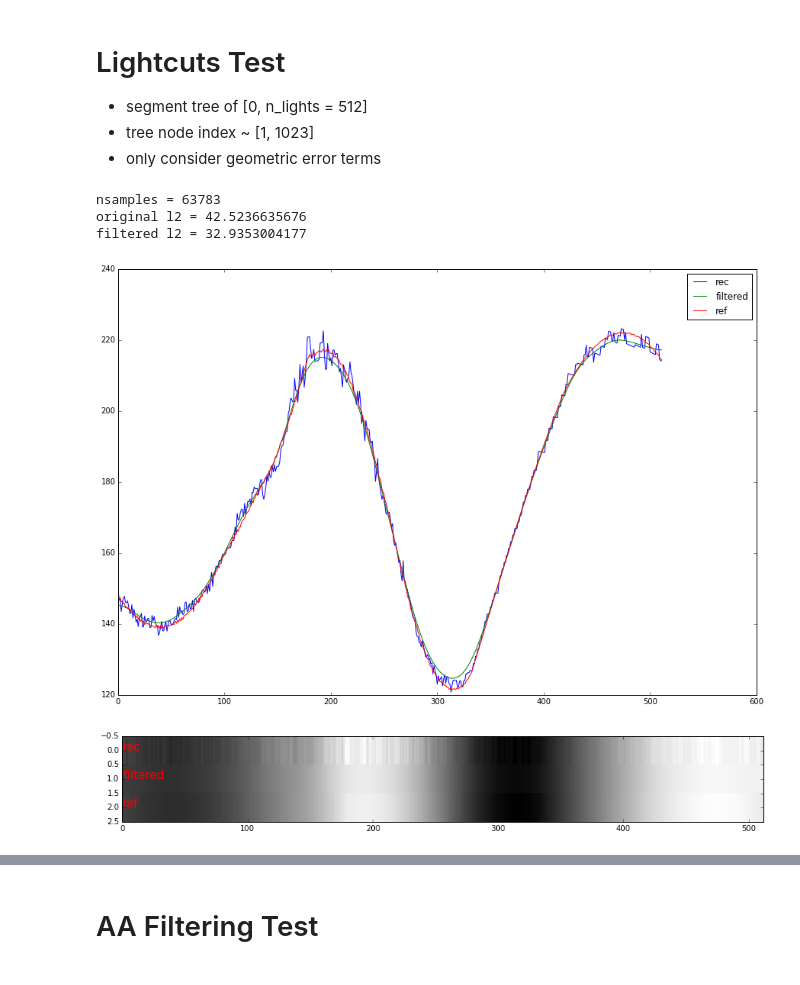
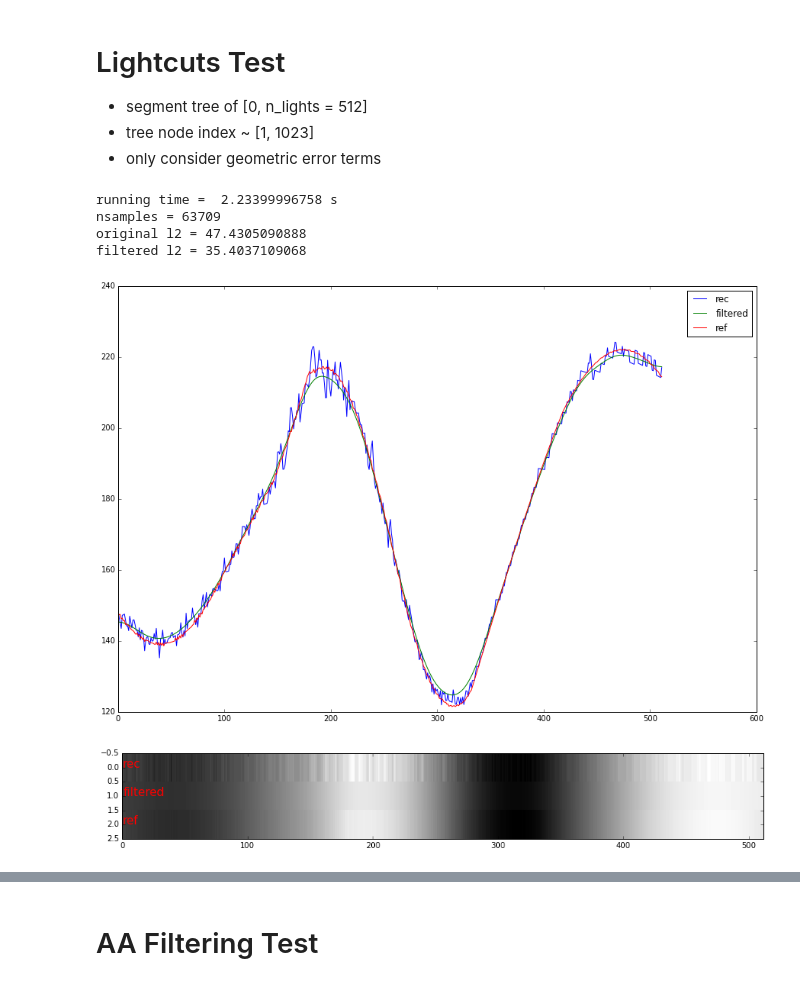
Before and after one commit to winmad/many_lights, a Jupyter notebook: LT_Matrix.ipynb, the cells around one changed output, grey strips where cells are left out. Cells and saved outputs as stored; diff of their text form; code cells hidden in the pictures.

```diff
--- a/LT_Matrix.ipynb
+++ b/LT_Matrix.ipynb
@@ -256,40 +259,50 @@ def refine_light_cut(pixel_index):
         choose_node = q_item[1]
         if max_err > total_radiance * ratio:
             total_radiance -= calc_cluster_contribution(x, choose_node)
             total_radiance += calc_cluster_contribution(x, choose_node * 2)
             total_radiance += calc_cluster_contribution(x, choose_node * 2 + 1)
             q.put((MAX_ERR - error_upper_bound(x, choose_node * 2), choose_node * 2))
             q.put((MAX_ERR - error_upper_bound(x, choose_node * 2 + 1), choose_node * 2 + 1))
             n_samples[pixel_index] += 1
         else:
             break
     return total_radiance
 
-pixels = np.zeros(n_pixels)
-for i in range(n_pixels):
-    pixels[i] += refine_light_cut(i)
+def calc_pixels():
+    pixels = np.zeros(n_pixels)
+    for i in range(n_pixels):
+        pixels[i] += refine_light_cut(i)
+    return pixels
+
+start = time.time()
+pixels = calc_pixels()
+end = time.time()
+print 'running time = ', end - start, 's'
+
 pixels_filtered = ndimage.filters.gaussian_filter(pixels, pixel_sigma*n_pixels)
+
 plt.figure(figsize = (15, 10))
 plt.plot(pixels, label = 'rec');
 plt.plot(pixels_filtered, label = 'filtered');
 plt.plot(ref, label = 'ref');
 plt.legend();
 
 plt.figure(figsize = (15, 2))
 plt.imshow(np.vstack((pixels, pixels_filtered, ref)), cmap = 'gray', interpolation='nearest', aspect='auto');
 
 plt.text(1, 0, 'rec', fontsize = 15, color = 'r');
 plt.text(1, 1, 'filtered', fontsize = 15, color = 'r');
 plt.text(1, 2, 'ref', fontsize = 15, color = 'r');
 
 print 'nsamples =', sum(n_samples)
 print 'original l2 =', np.sqrt(sum((pixels-ref)**2 * wnd))
 print 'filtered l2 =', np.sqrt(sum((pixels_filtered-ref)**2 * wnd))
 # %% [output]
-nsamples = 63783
-original l2 = 42.5236635676
-filtered l2 = 32.9353004177
+running time =  2.23399996758 s
+nsamples = 63709
+original l2 = 47.4305090888
+filtered l2 = 35.4037109068
-[figure, old version]
+[figure, new version]
 [figure]
 # %%
 step = 16
```
Also changed, not shown: parts of 4 cells of this notebook, 1 other file.
